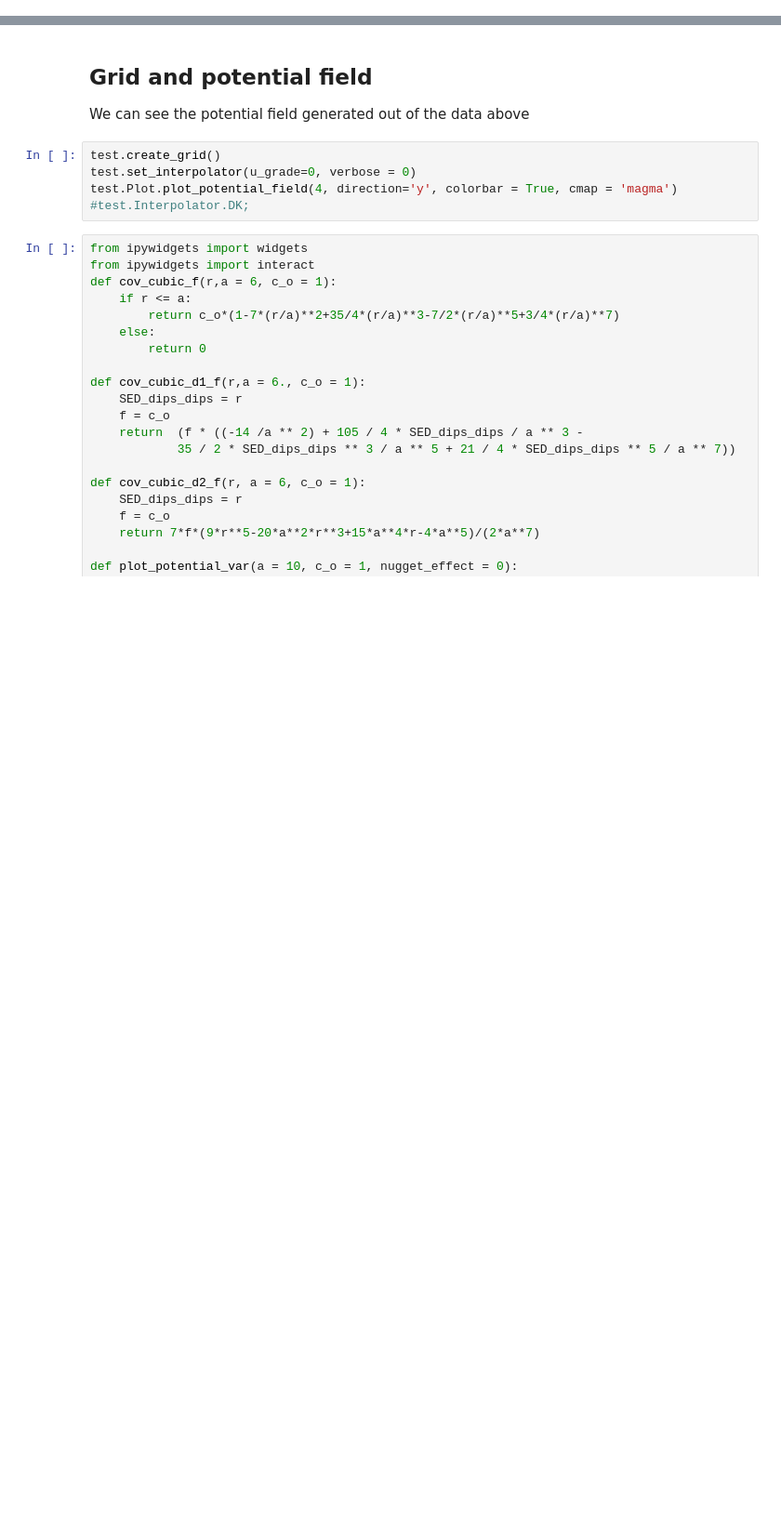
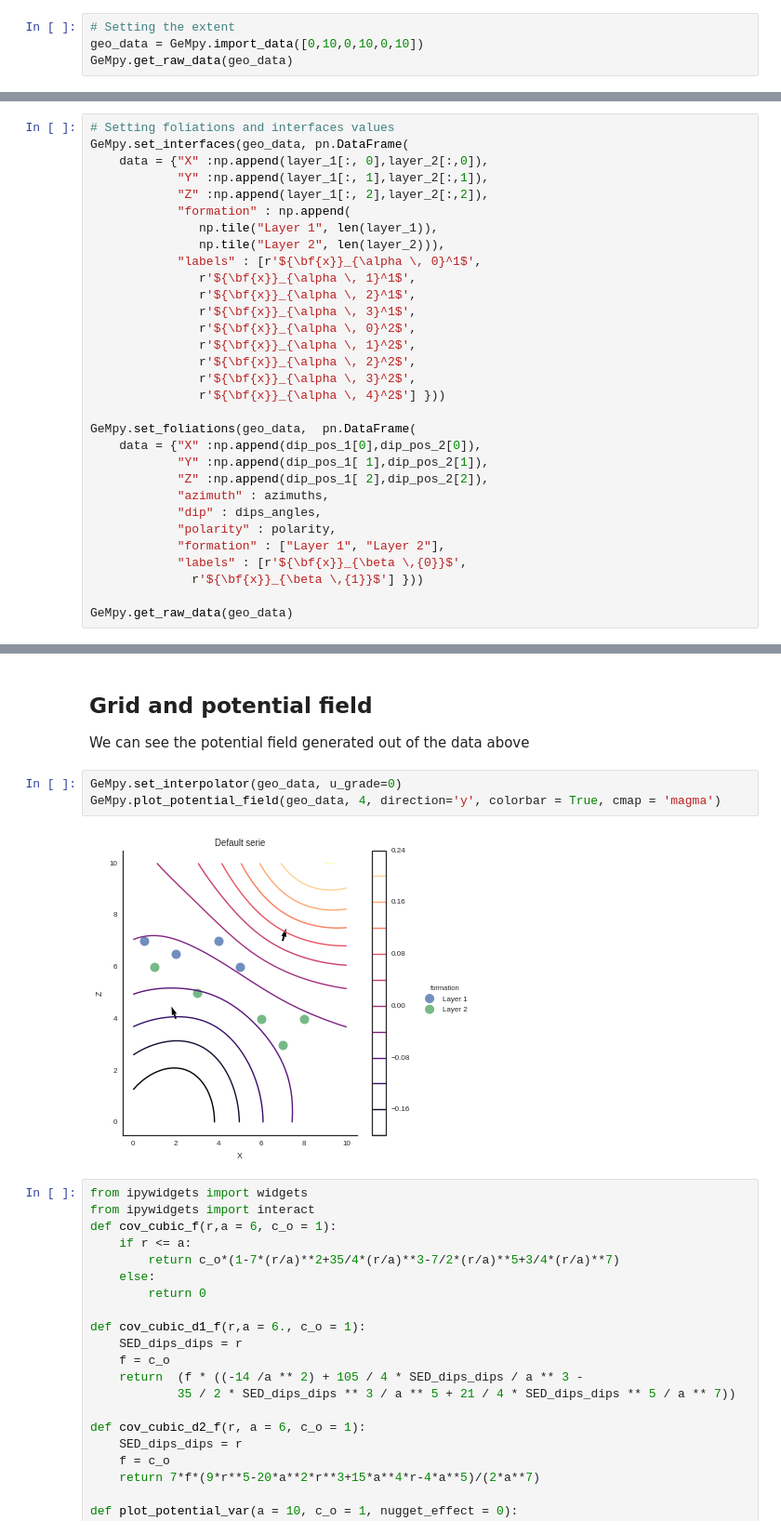
Before and after one commit to nre-aachen/gempy, a Jupyter notebook: Prototype Notebook/Example_2_Simple.ipynb, the cells around one changed output, grey strips where cells are left out. Shown at 93% size. Drawn from its saved outputs; the diff is of its cells as text; blank space fills up the shorter version.

```diff
--- a/Prototype Notebook/Example_2_Simple.ipynb
+++ b/Prototype Notebook/Example_2_Simple.ipynb
@@ -55,2 +82,6 @@ qgrid.nbinstall(overwrite=True)  # copies javascript dependencies to your /nbext
 # %% [markdown]
 ## Visualize data
+# %%
+# Setting the extent
+geo_data = GeMpy.import_data([0,10,0,10,0,10])
+GeMpy.get_raw_data(geo_data)
@@ -189,0 +113,31 @@ test.Data.Interfaces
+# %%
+# Setting foliations and interfaces values
+GeMpy.set_interfaces(geo_data, pn.DataFrame(
+    data = {"X" :np.append(layer_1[:, 0],layer_2[:,0]),
+            "Y" :np.append(layer_1[:, 1],layer_2[:,1]),
+            "Z" :np.append(layer_1[:, 2],layer_2[:,2]),
+            "formation" : np.append(
+               np.tile("Layer 1", len(layer_1)),
+               np.tile("Layer 2", len(layer_2))),
+            "labels" : [r'${\bf{x}}_{\alpha \, 0}^1$',
+               r'${\bf{x}}_{\alpha \, 1}^1$',
+               r'${\bf{x}}_{\alpha \, 2}^1$',
+               r'${\bf{x}}_{\alpha \, 3}^1$',
+               r'${\bf{x}}_{\alpha \, 0}^2$',
+               r'${\bf{x}}_{\alpha \, 1}^2$',
+               r'${\bf{x}}_{\alpha \, 2}^2$',
+               r'${\bf{x}}_{\alpha \, 3}^2$',
+               r'${\bf{x}}_{\alpha \, 4}^2$'] }))
+
+GeMpy.set_foliations(geo_data,  pn.DataFrame(
+    data = {"X" :np.append(dip_pos_1[0],dip_pos_2[0]),
+            "Y" :np.append(dip_pos_1[ 1],dip_pos_2[1]),
+            "Z" :np.append(dip_pos_1[ 2],dip_pos_2[2]),
+            "azimuth" : azimuths,
+            "dip" : dips_angles,
+            "polarity" : polarity,
+            "formation" : ["Layer 1", "Layer 2"],
+            "labels" : [r'${\bf{x}}_{\beta \,{0}}$',
+              r'${\bf{x}}_{\beta \,{1}}$'] }))
+
+GeMpy.get_raw_data(geo_data)
@@ -201,10 +172,10 @@ Widget Javascript not detected.  It may not be installed properly. Did you enabl
 
 We can see the potential field generated out of the data above
 # %%
-test.create_grid()
-test.set_interpolator(u_grade=0, verbose = 0)
-test.Plot.plot_potential_field(4, direction='y', colorbar = True, cmap = 'magma')
-#test.Interpolator.DK;
+GeMpy.set_interpolator(geo_data, u_grade=0)
+GeMpy.plot_potential_field(geo_data, 4, direction='y', colorbar = True, cmap = 'magma')
+# %% [output]
+[figure, added]
 # %%
 from ipywidgets import widgets
 from ipywidgets import interact
```
Also changed, not shown: parts of 19 cells of this notebook, 4 other files.
